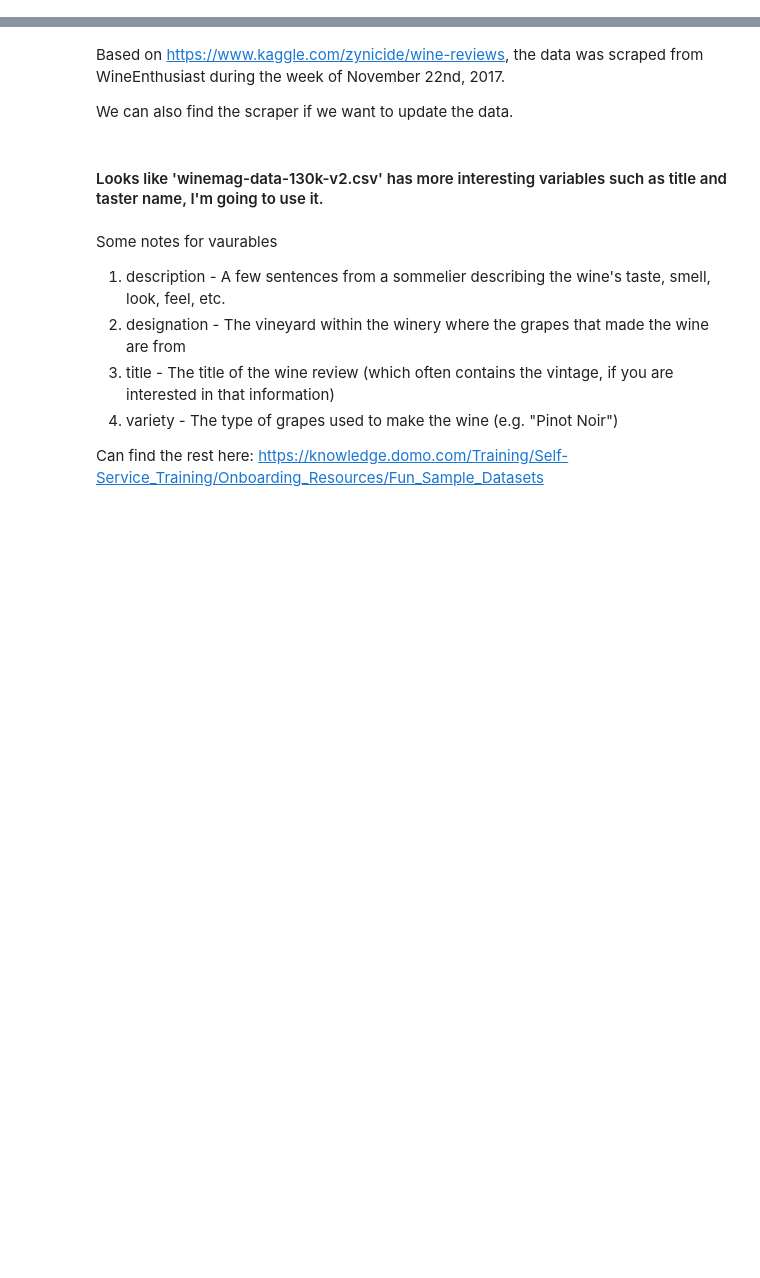
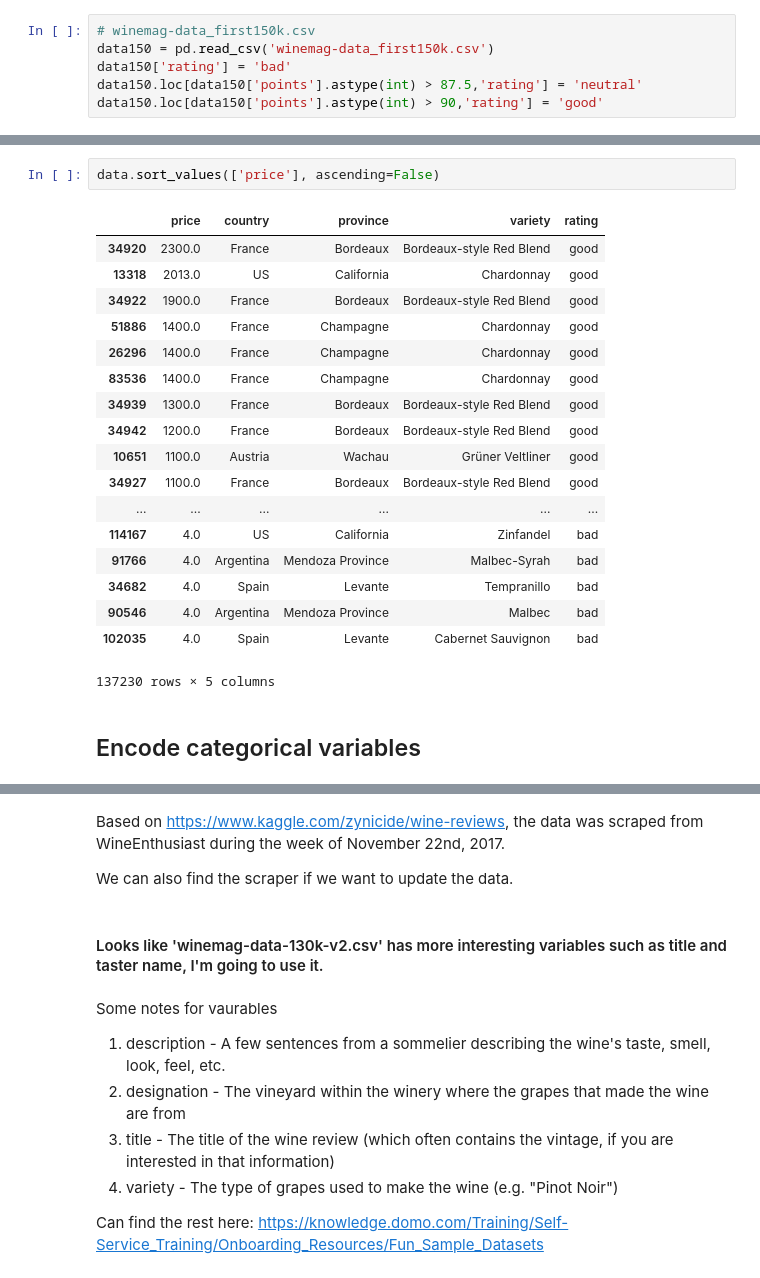
Before and after one commit to Matthew-Peng/winemag-data, a Jupyter notebook: winemag-data.ipynb, the cells around one changed output, grey strips where cells are left out. Drawn from its saved outputs; the diff is of its cells as text; blank space fills up the shorter version.

```diff
--- a/winemag-data.ipynb
+++ b/winemag-data.ipynb
@@ -6,0 +39,6 @@ import re
+# %%
+# winemag-data_first150k.csv
+data150 = pd.read_csv('winemag-data_first150k.csv')
+data150['rating'] = 'bad'
+data150.loc[data150['points'].astype(int) > 87.5,'rating'] = 'neutral'
+data150.loc[data150['points'].astype(int) > 90,'rating'] = 'good'
@@ -6,0 +87,23 @@ import re
+# %%
+data.sort_values(['price'], ascending=False)
+# %% [output]
+|  | price | country | province | variety | rating |
+| 34920 | 2300.0 | France | Bordeaux | Bordeaux-style Red Blend | good |
+| 13318 | 2013.0 | US | California | Chardonnay | good |
+| 34922 | 1900.0 | France | Bordeaux | Bordeaux-style Red Blend | good |
+| 51886 | 1400.0 | France | Champagne | Chardonnay | good |
+| 26296 | 1400.0 | France | Champagne | Chardonnay | good |
+| 83536 | 1400.0 | France | Champagne | Chardonnay | good |
+| 34939 | 1300.0 | France | Bordeaux | Bordeaux-style Red Blend | good |
+| 34942 | 1200.0 | France | Bordeaux | Bordeaux-style Red Blend | good |
+| 10651 | 1100.0 | Austria | Wachau | Grüner Veltliner | good |
+| 34927 | 1100.0 | France | Bordeaux | Bordeaux-style Red Blend | good |
+| ... | ... | ... | ... | ... | ... |
+| 114167 | 4.0 | US | California | Zinfandel | bad |
+| 91766 | 4.0 | Argentina | Mendoza Province | Malbec-Syrah | bad |
+| 34682 | 4.0 | Spain | Levante | Tempranillo | bad |
+| 90546 | 4.0 | Argentina | Mendoza Province | Malbec | bad |
+| 102035 | 4.0 | Spain | Levante | Cabernet Sauvignon | bad |
+137230 rows × 5 columns
+# %% [markdown]
+## Encode categorical variables
```
Also changed, not shown: parts of 37 cells of this notebook.
